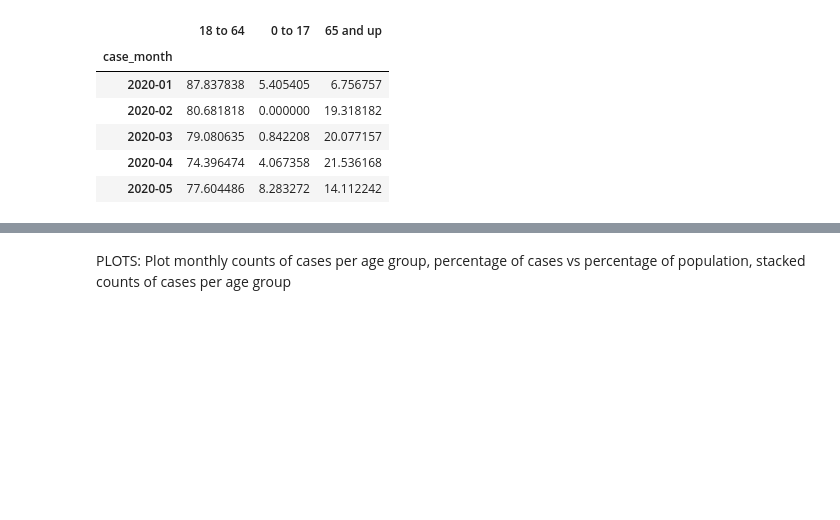
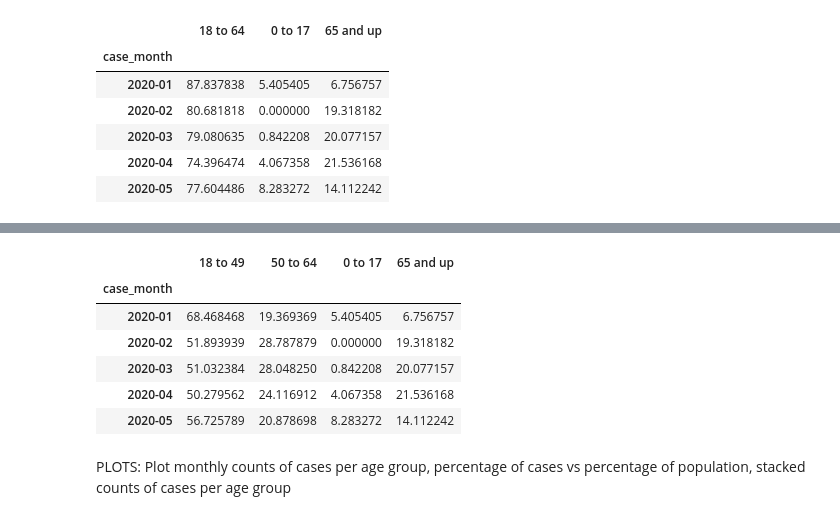
Before and after one commit to kevogil/covid-analysis, a Jupyter notebook: Notebooks/Analysis_And_Visualizations/covid_infections_by_age_group.V2.ipynb, the cells around one changed output, grey strips where cells are left out. Saved outputs shown, nothing was run; the diff lists cells and outputs as text; code cells hidden in the pictures; blank space fills up the shorter version.

```diff
--- a/Notebooks/Analysis_And_Visualizations/covid_infections_by_age_group.V2.ipynb
+++ b/Notebooks/Analysis_And_Visualizations/covid_infections_by_age_group.V2.ipynb
@@ -247,7 +189,9 @@ cases_50_64_df    = cases_50_64_df.rename(columns={"age_group": "50 to 64"})
 cases_65_up_df    = cases_65_up_df.rename(columns={"age_group": "65 and up"})
 cases_total_df    = cases_total_df.rename(columns={"age_group": "all ages"})
 pct_monthly_0_17  = pct_monthly_0_17.rename(columns={"age_group": "0 to 17"})
+pct_monthly_18_49 = pct_monthly_18_49.rename(columns={"age_group": "18 to 49"})
 pct_monthly_18_64 = pct_monthly_18_64.rename(columns={"age_group": "18 to 64"})
+pct_monthly_50_64 = pct_monthly_50_64.rename(columns={"age_group": "50 to 64"})
 pct_monthly_65_up = pct_monthly_65_up.rename(columns={"age_group": "65 and up"})
 # %%
 frames = [cases_18_64_df, cases_0_17_df, cases_65_up_df]
@@ -388,0 +233,13 @@ all_ages_pct_df.head()
+# %%
+## One dataframe with monthly percentage of the 4 age groups in cases frame. Case month as index
+frames = [pct_monthly_18_49, pct_monthly_50_64, pct_monthly_0_17, pct_monthly_65_up]
+all_ages_pct_4_df = pd.concat(frames, axis=1).fillna(0).copy()
+all_ages_pct_4_df.head()
+# %% [output]
+|  | 18 to 49 | 50 to 64 | 0 to 17 | 65 and up |
+| case_month |  |  |  |  |
+| 2020-01 | 68.468468 | 19.369369 | 5.405405 | 6.756757 |
+| 2020-02 | 51.893939 | 28.787879 | 0.000000 | 19.318182 |
+| 2020-03 | 51.032384 | 28.048250 | 0.842208 | 20.077157 |
+| 2020-04 | 50.279562 | 24.116912 | 4.067358 | 21.536168 |
+| 2020-05 | 56.725789 | 20.878698 | 8.283272 | 14.112242 |
```
Also changed, not shown: parts of 24 cells of this notebook.
